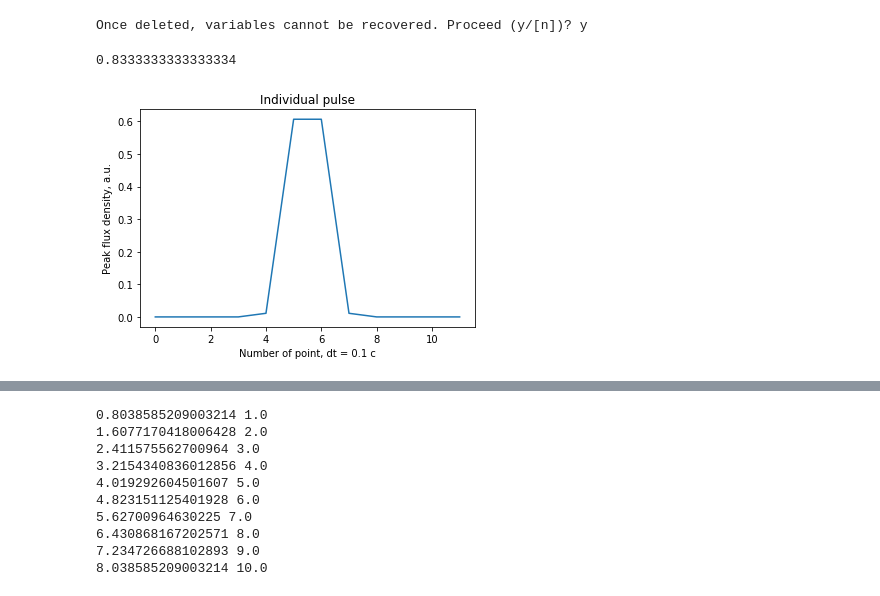
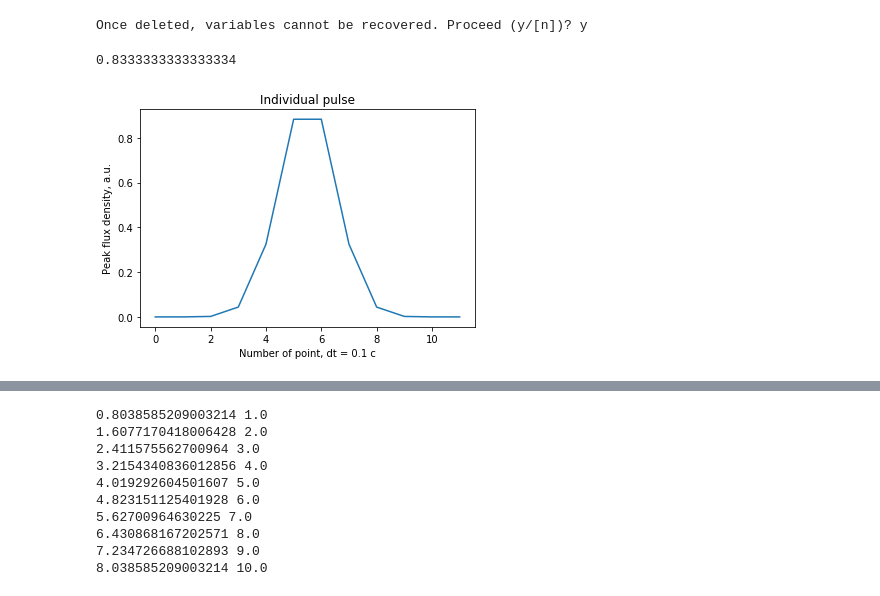
Before and after one commit to KazAndr/bsa3, a Jupyter notebook: pulsar_generator.ipynb, the cells around one changed output, grey strips where cells are left out. Drawn from its saved outputs; the diff is of its cells as text; code cells hidden in the pictures.

```diff
--- a/pulsar_generator.ipynb
+++ b/pulsar_generator.ipynb
@@ -40,16 +40,16 @@ def size2n(array, direction='up'):
 # %%
 period_s = 1.2 # Период исскуственного пульсара
 demen = 10e0
-pulse = signal.gaussian(period_s*demen, std=0.5, sym=True)
+pulse = signal.gaussian(period_s*demen, std=1, sym=True)
 plt.close()
 plt.title('Individual pulse')
 plt.ylabel('Peak flux density, a.u.')
 plt.xlabel('Number of point, dt = ' + str(1/demen) + ' c')
 plt.plot(pulse)
 print(1/period_s)
 # %% [output]
 0.8333333333333334
-[figure, old version]
+[figure, new version]
 # %%
 ampl_noise = 0.1
 len_noise_left = 1
```
Also changed, not shown: parts of 11 cells of this notebook.
